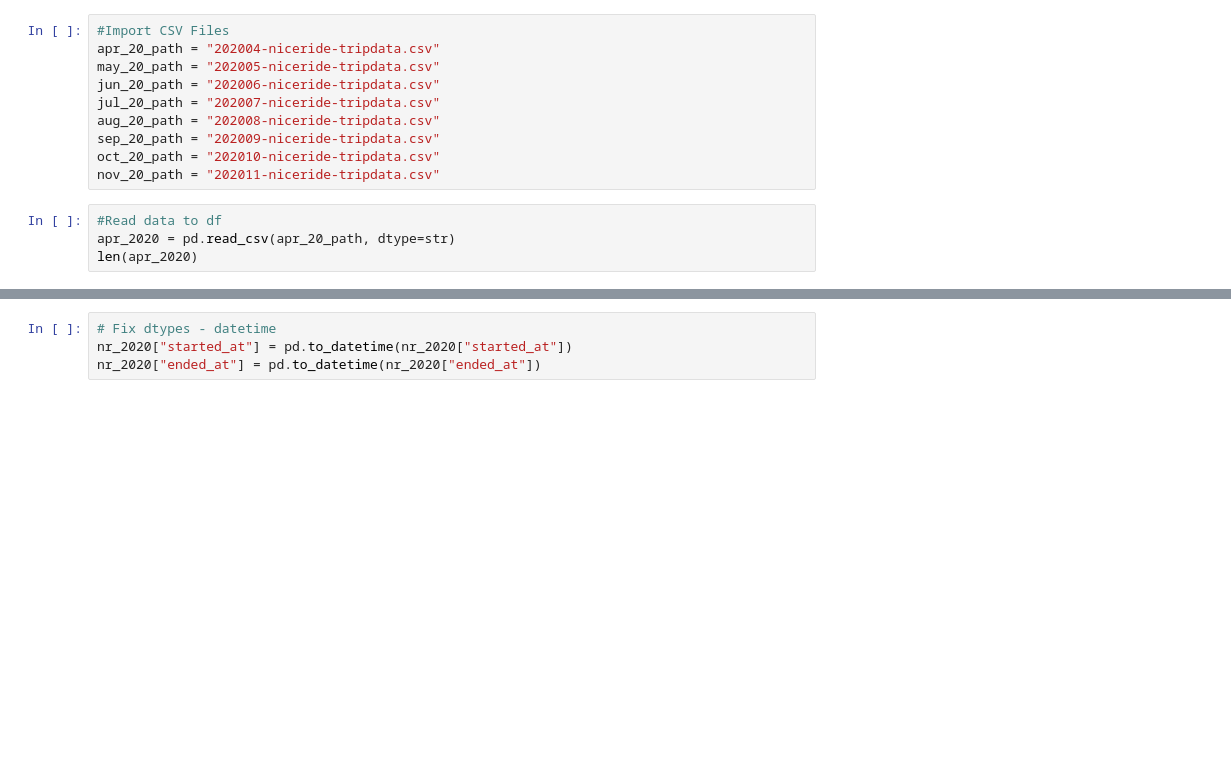
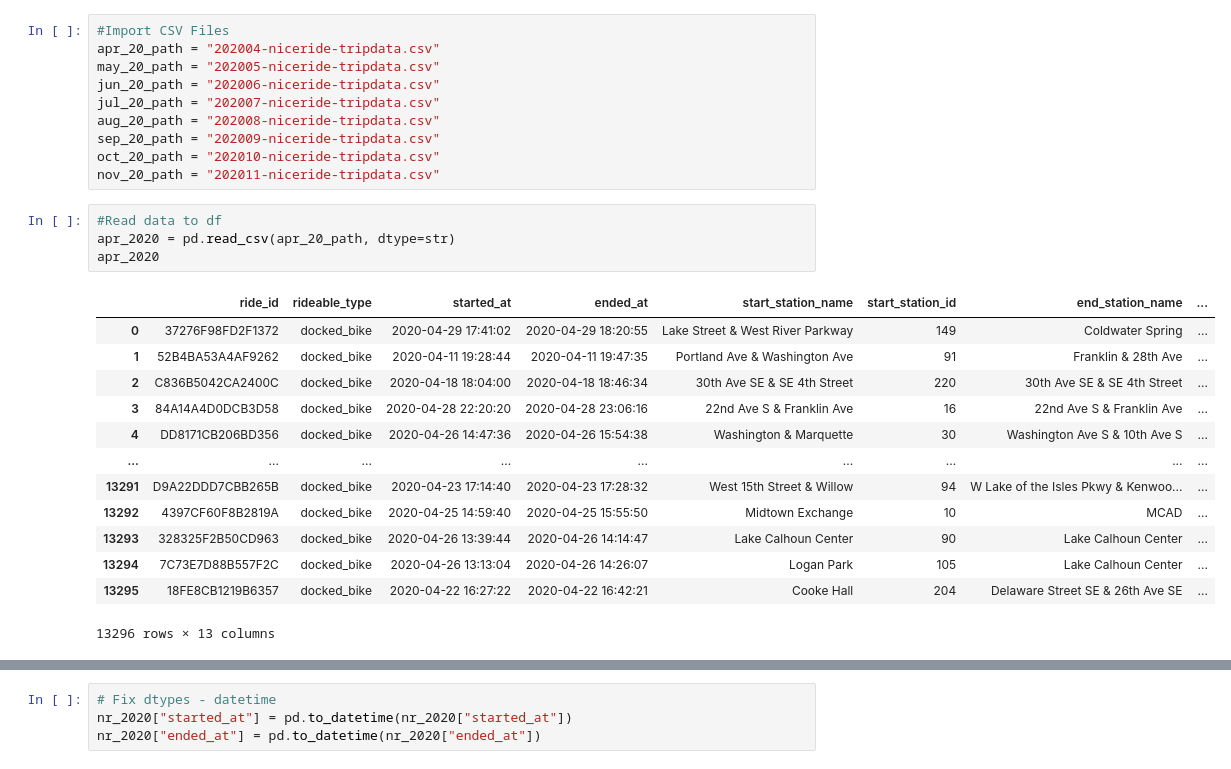
Before and after one commit to luchovzla/project-1, a Jupyter notebook: nice_ride_2020/Nice Ride 2020.ipynb, the cells around one changed output, grey strips where cells are left out. Cells and saved outputs as stored; diff of their text form; blank space fills up the shorter version.

```diff
--- a/nice_ride_2020/Nice Ride 2020.ipynb
+++ b/nice_ride_2020/Nice Ride 2020.ipynb
@@ -15,7 +17,21 @@ nov_20_path = "202011-niceride-tripdata.csv"
 # %%
 #Read data to df
 apr_2020 = pd.read_csv(apr_20_path, dtype=str)
-len(apr_2020)
+apr_2020
+# %% [output]
+|  | ride_id | rideable_type | started_at | ended_at | start_station_name | start_station_id | end_station_name | ... |
+| 0 | 37276F98FD2F1372 | docked_bike | 2020-04-29 17:41:02 | 2020-04-29 18:20:55 | Lake Street & West River Parkway | 149 | Coldwater Spring | ... |
+| 1 | 52B4BA53A4AF9262 | docked_bike | 2020-04-11 19:28:44 | 2020-04-11 19:47:35 | Portland Ave & Washington Ave | 91 | Franklin & 28th Ave | ... |
+| 2 | C836B5042CA2400C | docked_bike | 2020-04-18 18:04:00 | 2020-04-18 18:46:34 | 30th Ave SE & SE 4th Street | 220 | 30th Ave SE & SE 4th Street | ... |
+| 3 | 84A14A4D0DCB3D58 | docked_bike | 2020-04-28 22:20:20 | 2020-04-28 23:06:16 | 22nd Ave S & Franklin Ave | 16 | 22nd Ave S & Franklin Ave | ... |
+| 4 | DD8171CB206BD356 | docked_bike | 2020-04-26 14:47:36 | 2020-04-26 15:54:38 | Washington & Marquette | 30 | Washington Ave S & 10th Ave S | ... |
+| ... | ... | ... | ... | ... | ... | ... | ... | ... |
+| 13291 | D9A22DDD7CBB265B | docked_bike | 2020-04-23 17:14:40 | 2020-04-23 17:28:32 | West 15th Street & Willow | 94 | W Lake of the Isles Pkwy & Kenwoo... | ... |
+| 13292 | 4397CF60F8B2819A | docked_bike | 2020-04-25 14:59:40 | 2020-04-25 15:55:50 | Midtown Exchange | 10 | MCAD | ... |
+| 13293 | 328325F2B50CD963 | docked_bike | 2020-04-26 13:39:44 | 2020-04-26 14:14:47 | Lake Calhoun Center | 90 | Lake Calhoun Center | ... |
+| 13294 | 7C73E7D88B557F2C | docked_bike | 2020-04-26 13:13:04 | 2020-04-26 14:26:07 | Logan Park | 105 | Lake Calhoun Center | ... |
+| 13295 | 18FE8CB1219B6357 | docked_bike | 2020-04-22 16:27:22 | 2020-04-22 16:42:21 | Cooke Hall | 204 | Delaware Street SE & 26th Ave SE | ... |
+13296 rows × 13 columns
 # %%
 may_2020 = pd.read_csv(may_20_path, dtype=str)
 len(may_2020)
```
Also changed, not shown: parts of 26 cells of this notebook.
